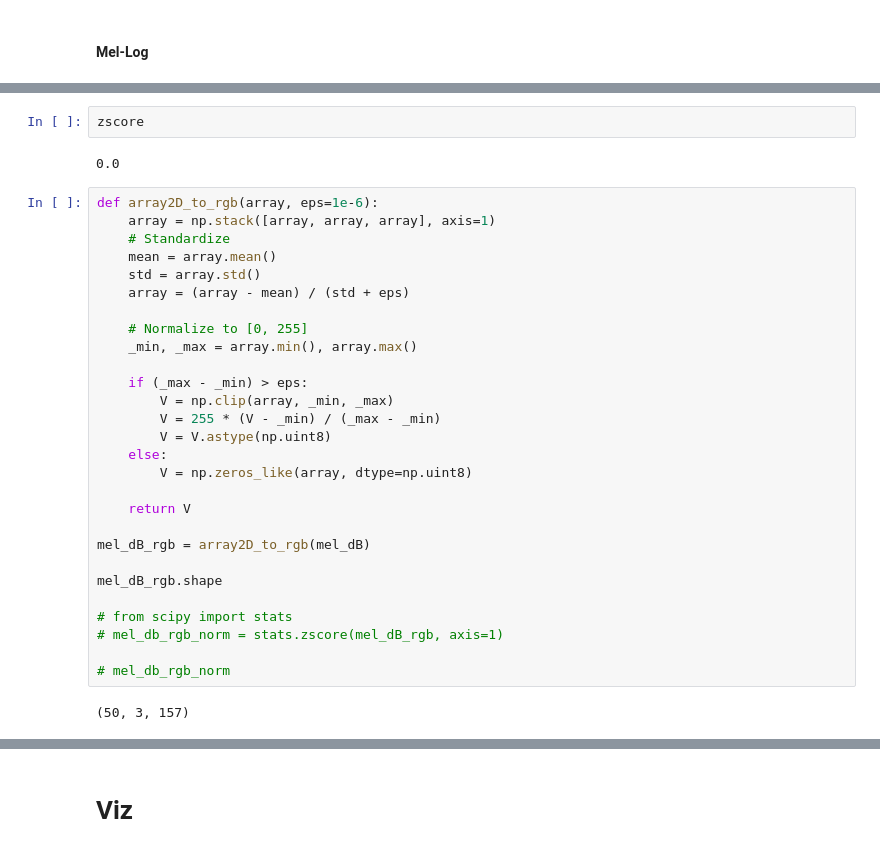
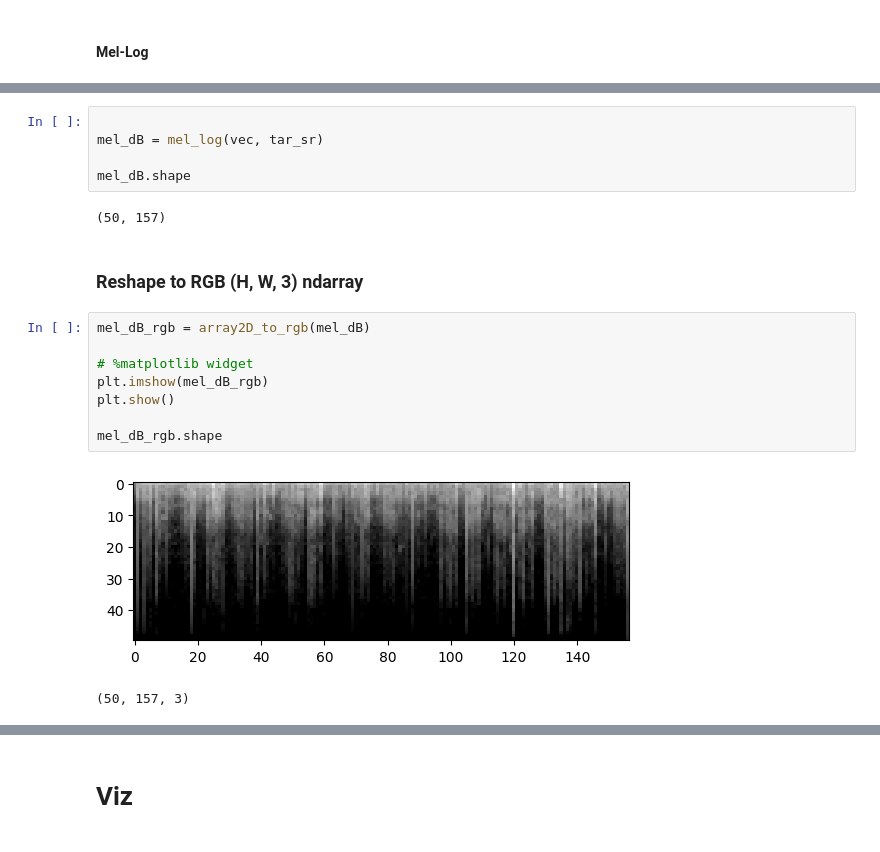
Before and after one commit to loukra/Respiratory_Disease_Classification, a Jupyter notebook: JNotebooks/Preprocessing/logMel_norm.ipynb, the cells around one changed output, grey strips where cells are left out. Saved outputs shown, nothing was run; the diff lists cells and outputs as text.

```diff
--- a/JNotebooks/Preprocessing/logMel_norm.ipynb
+++ b/JNotebooks/Preprocessing/logMel_norm.ipynb
@@ -40,35 +24,21 @@ mel_dB = mel_log(vec, tar_sr)
-# %%
-zscore
-# %% [output]
-0.0
-# %%
-def array2D_to_rgb(array, eps=1e-6):
-    array = np.stack([array, array, array], axis=1)
-    # Standardize
-    mean = array.mean()
-    std = array.std()
-    array = (array - mean) / (std + eps)
-
-    # Normalize to [0, 255]
-    _min, _max = array.min(), array.max()
-
-    if (_max - _min) > eps:
-        V = np.clip(array, _min, _max)
-        V = 255 * (V - _min) / (_max - _min)
-        V = V.astype(np.uint8)
-    else:
-        V = np.zeros_like(array, dtype=np.uint8)
-
-    return V
-
-mel_dB_rgb = array2D_to_rgb(mel_dB)
-
-mel_dB_rgb.shape
-
-# from scipy import stats
-# mel_db_rgb_norm = stats.zscore(mel_dB_rgb, axis=1)
-
-# mel_db_rgb_norm
-# %% [output]
-(50, 3, 157)
+# %%
+
+mel_dB = mel_log(vec, tar_sr)
+
+mel_dB.shape
+# %% [output]
+(50, 157)
+# %% [markdown]
+### Reshape to RGB (H, W, 3) ndarray
+# %%
+mel_dB_rgb = array2D_to_rgb(mel_dB)
+
+# %matplotlib widget
+plt.imshow(mel_dB_rgb)
+plt.show()
+
+mel_dB_rgb.shape
+# %% [output]
+[figure, added]
+(50, 157, 3)
 # %%
```
Also changed, not shown: parts of 14 cells of this notebook.
